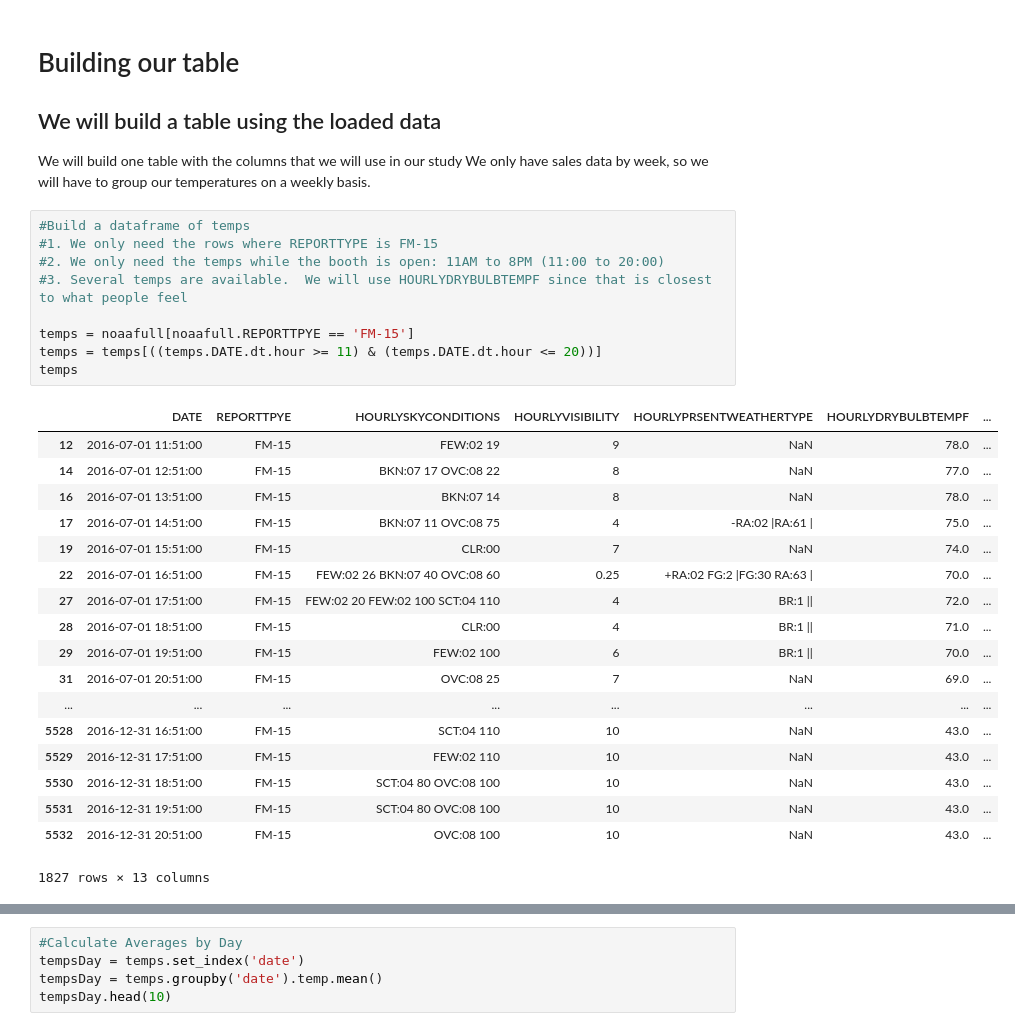
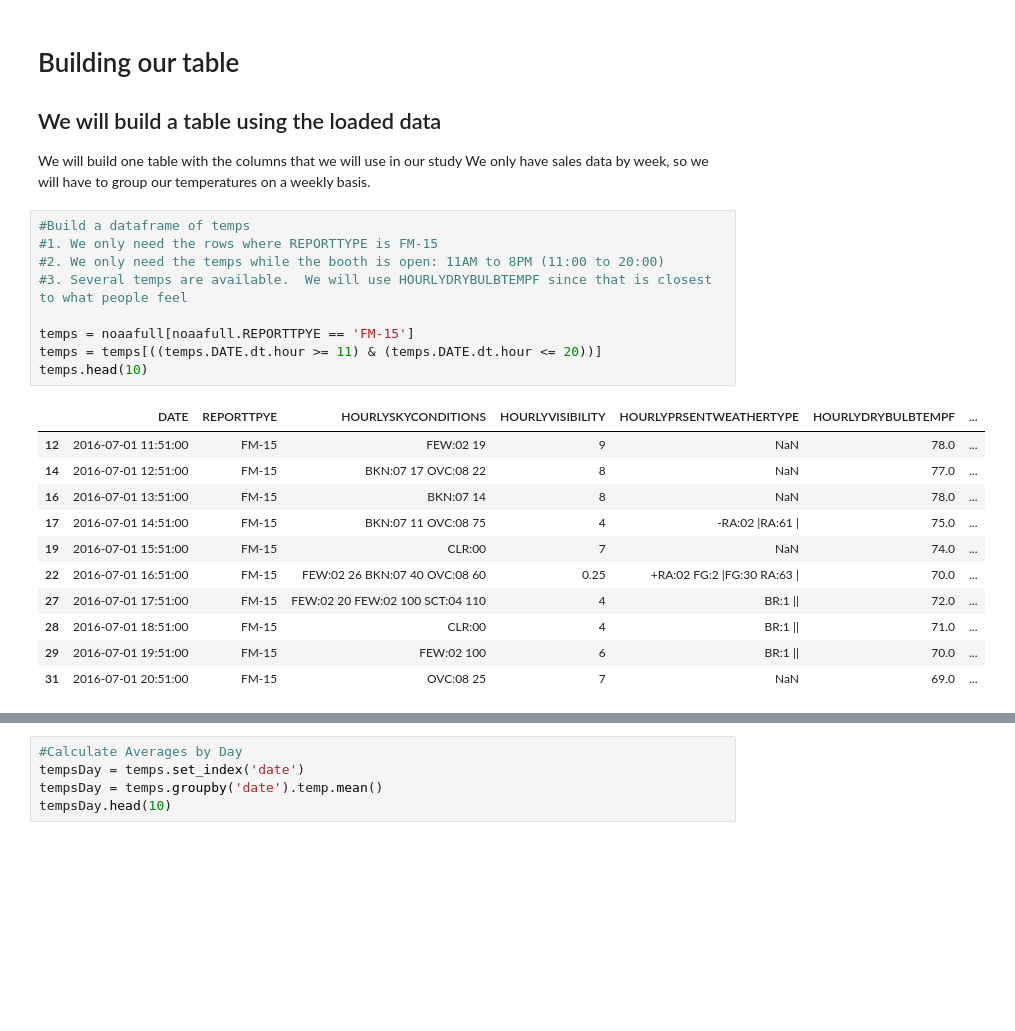
Before and after one commit to Jvcalin/Springboard-Data-Science-Intensive-Capstone-Project, a Jupyter notebook: Data Story Assignment.ipynb, the cells around one changed output, grey strips where cells are left out. Drawn from its saved outputs; the diff is of its cells as text; blank space fills up the shorter version.

```diff
--- a/Data Story Assignment.ipynb
+++ b/Data Story Assignment.ipynb
@@ -57,31 +56,24 @@ We only have sales data by week, so we will have to group our temperatures on a
 # %%
 #Build a dataframe of temps
 #1. We only need the rows where REPORTTYPE is FM-15
 #2. We only need the temps while the booth is open: 11AM to 8PM (11:00 to 20:00)
 #3. Several temps are available.  We will use HOURLYDRYBULBTEMPF since that is closest to what people feel
 
 temps = noaafull[noaafull.REPORTTPYE == 'FM-15']
 temps = temps[((temps.DATE.dt.hour >= 11) & (temps.DATE.dt.hour <= 20))]
-temps
+temps.head(10)
 # %% [output]
 |  | DATE | REPORTTPYE | HOURLYSKYCONDITIONS | HOURLYVISIBILITY | HOURLYPRSENTWEATHERTYPE | HOURLYDRYBULBTEMPF | ... |
 | 12 | 2016-07-01 11:51:00 | FM-15 | FEW:02 19 | 9 | NaN | 78.0 | ... |
 | 14 | 2016-07-01 12:51:00 | FM-15 | BKN:07 17 OVC:08 22 | 8 | NaN | 77.0 | ... |
 | 16 | 2016-07-01 13:51:00 | FM-15 | BKN:07 14 | 8 | NaN | 78.0 | ... |
 | 17 | 2016-07-01 14:51:00 | FM-15 | BKN:07 11 OVC:08 75 | 4 | -RA:02 |RA:61 | | 75.0 | ... |
 | 19 | 2016-07-01 15:51:00 | FM-15 | CLR:00 | 7 | NaN | 74.0 | ... |
 | 22 | 2016-07-01 16:51:00 | FM-15 | FEW:02 26 BKN:07 40 OVC:08 60 | 0.25 | +RA:02 FG:2 |FG:30 RA:63 | | 70.0 | ... |
 | 27 | 2016-07-01 17:51:00 | FM-15 | FEW:02 20 FEW:02 100 SCT:04 110 | 4 | BR:1 || | 72.0 | ... |
 | 28 | 2016-07-01 18:51:00 | FM-15 | CLR:00 | 4 | BR:1 || | 71.0 | ... |
 | 29 | 2016-07-01 19:51:00 | FM-15 | FEW:02 100 | 6 | BR:1 || | 70.0 | ... |
 | 31 | 2016-07-01 20:51:00 | FM-15 | OVC:08 25 | 7 | NaN | 69.0 | ... |
-| ... | ... | ... | ... | ... | ... | ... | ... |
-| 5528 | 2016-12-31 16:51:00 | FM-15 | SCT:04 110 | 10 | NaN | 43.0 | ... |
-| 5529 | 2016-12-31 17:51:00 | FM-15 | FEW:02 110 | 10 | NaN | 43.0 | ... |
-| 5530 | 2016-12-31 18:51:00 | FM-15 | SCT:04 80 OVC:08 100 | 10 | NaN | 43.0 | ... |
-| 5531 | 2016-12-31 19:51:00 | FM-15 | SCT:04 80 OVC:08 100 | 10 | NaN | 43.0 | ... |
-| 5532 | 2016-12-31 20:51:00 | FM-15 | OVC:08 100 | 10 | NaN | 43.0 | ... |
-1827 rows × 13 columns
 # %%
 #Add a Date Column (without the hour) so we can group by
 temps['dayval'] = temps['DATE'].dt.day.astype(str)
```
Also changed, not shown: parts of 7 cells of this notebook.
